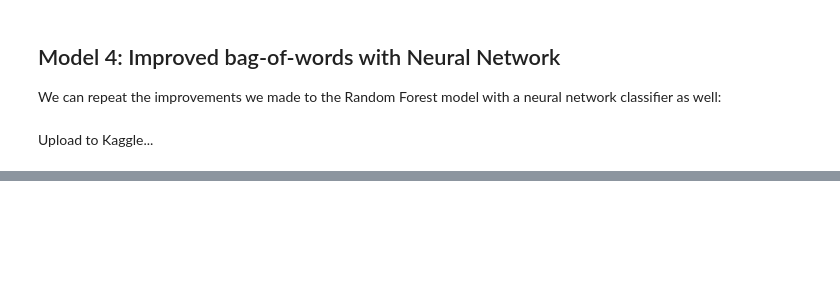
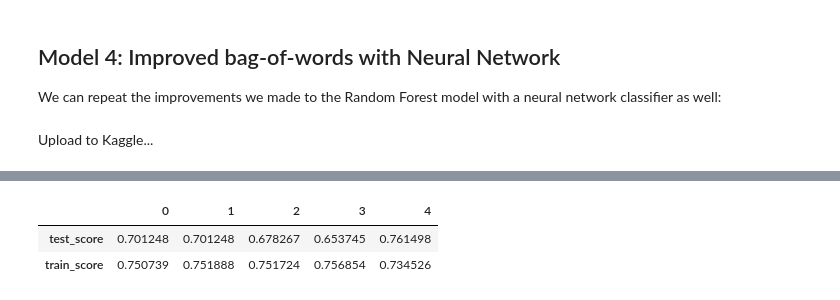
Before and after one commit to thehashtableslasher/ece6420_final, a Jupyter notebook: Report.ipynb, the cells around one changed output, grey strips where cells are left out. Drawn from its saved outputs; the diff is of its cells as text; code cells hidden in the pictures; blank space fills up the shorter version.

```diff
--- a/Report.ipynb
+++ b/Report.ipynb
@@ -497,0 +551,24 @@ class D2VVectorizer(BaseEstimator, TransformerMixin):
+# %%
+ct = make_column_transformer(
+    (D2VVectorizer(), "text"),
+    (make_pipeline(GeopyLocator(), StandardScaler(), SimpleImputer(strategy="constant", fill_value=0.0)), "location"),
+    ("drop", ["id", "keyword"])
+)
+
+N_ITER = 50
+
+param_grid = {
+    "columntransformer__d2vvectorizer__vector_size": [50, 100, 250, 500, 1000],
+    "randomforestclassifier__n_estimators": [25, 50, 100, 250],
+    "randomforestclassifier__criterion": ["gini", "entropy"],
+    "randomforestclassifier__max_features": ["sqrt", "log2"],
+    "randomforestclassifier__max_depth": [2, 3, 5, 8, 13, None]
+}
+
+with parallel_backend("multiprocessing", n_jobs=-1):
+    cv = RandomizedSearchCV(make_pipeline(ct, RandomForestClassifier(random_state=123)), param_grid, n_iter=N_ITER, cv=5, return_train_score=True, random_state=123)
+    cv.fit(X_train, y_train)
+
+print("Best parameters:")
+pp(cv.best_params_)
+print(f"\nBest cross-validation score: {cv.best_score_}")
@@ -497,0 +590,9 @@ class D2VVectorizer(BaseEstimator, TransformerMixin):
+# %%
+pd.DataFrame({
+    "test_score": [cv.cv_results_[f"split{i}_test_score"][cv.best_index_] for i in range(5)],
+    "train_score": [cv.cv_results_[f"split{i}_train_score"][cv.best_index_] for i in range(5)],
+}).T
+# %% [output]
+|  | 0 | 1 | 2 | 3 | 4 |
+| test_score | 0.701248 | 0.701248 | 0.678267 | 0.653745 | 0.761498 |
+| train_score | 0.750739 | 0.751888 | 0.751724 | 0.756854 | 0.734526 |
```
Also changed, not shown: parts of 29 cells of this notebook, 1 other file.
